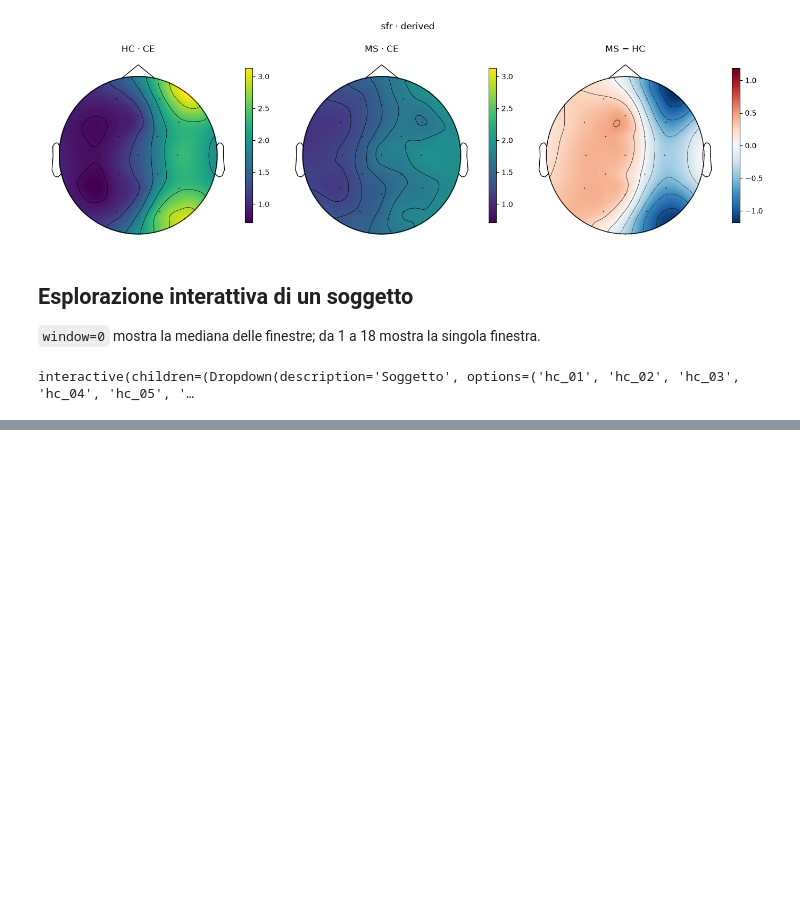
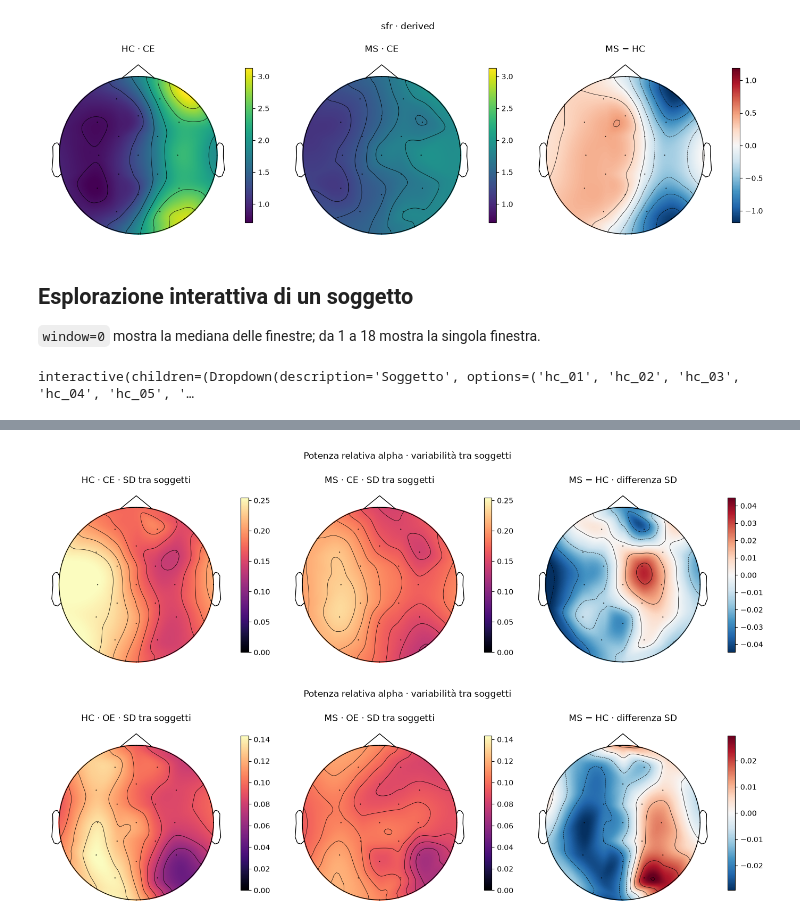
Before and after one commit to PulgaLuca/eeg-ms-mlops, a Jupyter notebook: notebooks/00_psd_topomaps.ipynb, the cells around one changed output, grey strips where cells are left out. Saved outputs shown, nothing was run; the diff lists cells and outputs as text; code cells hidden in the pictures; blank space fills up the shorter version.

Commit message:
adjusted some info about project setup, updated metrics in report BEST.md, models evaluation reports in notebook for fast reading

```diff
--- a/notebooks/05_psd_topomaps.ipynb
+++ b/notebooks/00_psd_topomaps.ipynb
@@ -77,11 +76,7 @@ for condition in ["CE", "OE"]:
         measure="relative_power",
         band="alpha",
     )
-    figure.savefig(
-        TOPOMAP_FIGURES / f"relative_alpha_{condition}_hc_ms.png",
-        dpi=200,
-        bbox_inches="tight",
-    )
+    figure.savefig(TOPOMAP_FIGURES/f"relative_alpha_{condition}_hc_ms.png", dpi=200, bbox_inches="tight",)
     plt.show()
 # %% [output]
 [figure]
@@ -135,11 +122,7 @@ for measure in ["theta_alpha_ratio", "delta_alpha_ratio", "sfr"]:
         measure=measure,
         band="derived",
     )
-    figure.savefig(
-        TOPOMAP_FIGURES / f"{measure}_CE_hc_ms.png",
-        dpi=200,
-        bbox_inches="tight",
-    )
+    figure.savefig(TOPOMAP_FIGURES / f"{measure}_CE_hc_ms.png", dpi=200, bbox_inches="tight",)
     plt.show()
 # %% [output]
 [figure]
@@ -193,0 +177,64 @@ L'interpolazione tra elettrodi serve a rendere leggibile la distribuzione spazia
+# %%
+from eeg_ms.visualization.topomaps import group_channel_std_map, plot_topomap
+
+for condition in ["CE", "OE"]:
+    hc_std = group_channel_std_map(
+        canonical,
+        info,
+        group="hc",
+        condition=condition,
+        measure="relative_power",
+        band="alpha",
+    )
+    ms_std = group_channel_std_map(
+        canonical,
+        info,
+        group="ms",
+        condition=condition,
+        measure="relative_power",
+        band="alpha",
+    )
+    shared_limit = max(float(hc_std.max()), float(ms_std.max()))
+    std_difference = ms_std-hc_std
+    difference_limit = max(
+        abs(float(std_difference.min())),
+        abs(float(std_difference.max())),
+        1e-12,
+    )
+
+    figure, axes = plt.subplots(1, 3, figsize=(14, 4.5))
+    plot_topomap(
+        hc_std,
+        info,
+        title=f"HC - {condition} - SD tra soggetti",
+        ax=axes[0],
+        cmap="magma",
+        vlim=(0.0, shared_limit),
+    )
+    plot_topomap(
+        ms_std,
+        info,
+        title=f"MS - {condition} - SD tra soggetti",
+        ax=axes[1],
+        cmap="magma",
+        vlim=(0.0, shared_limit),
+    )
+    plot_topomap(
+        std_difference,
+        info,
+        title="MS − HC - differenza SD",
+        ax=axes[2],
+        cmap="RdBu_r",
+        vlim=(-difference_limit, difference_limit),
+    )
+    figure.suptitle("Potenza relativa alpha - variabilità tra soggetti")
+    figure.tight_layout()
+    figure.savefig(
+        TOPOMAP_FIGURES/f"relative_alpha_between_subject_sd_{condition}.png",
+        dpi=200,
+        bbox_inches="tight",
+    )
+    plt.show()
+# %% [output]
+[figure, added]
+[figure, added]
```
Also changed, not shown: parts of 7 cells of this notebook, 6 other files.
